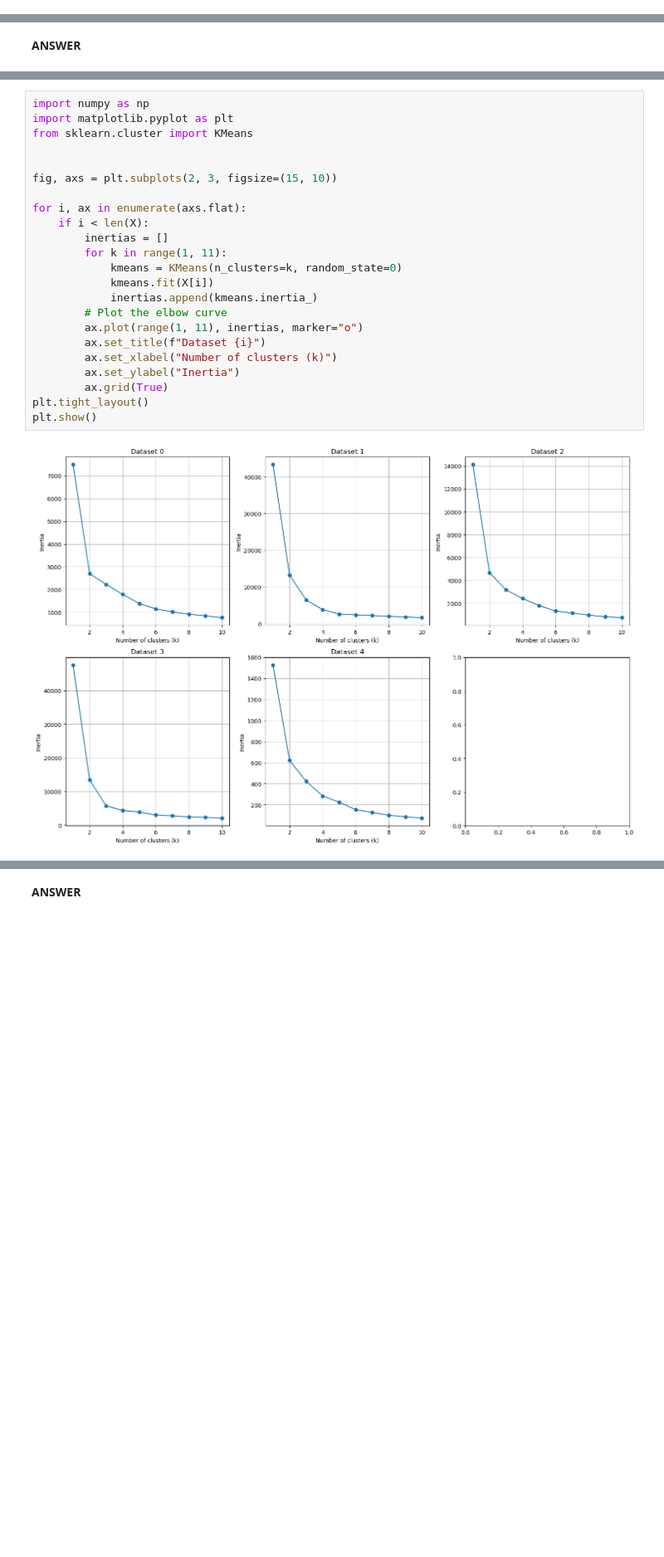
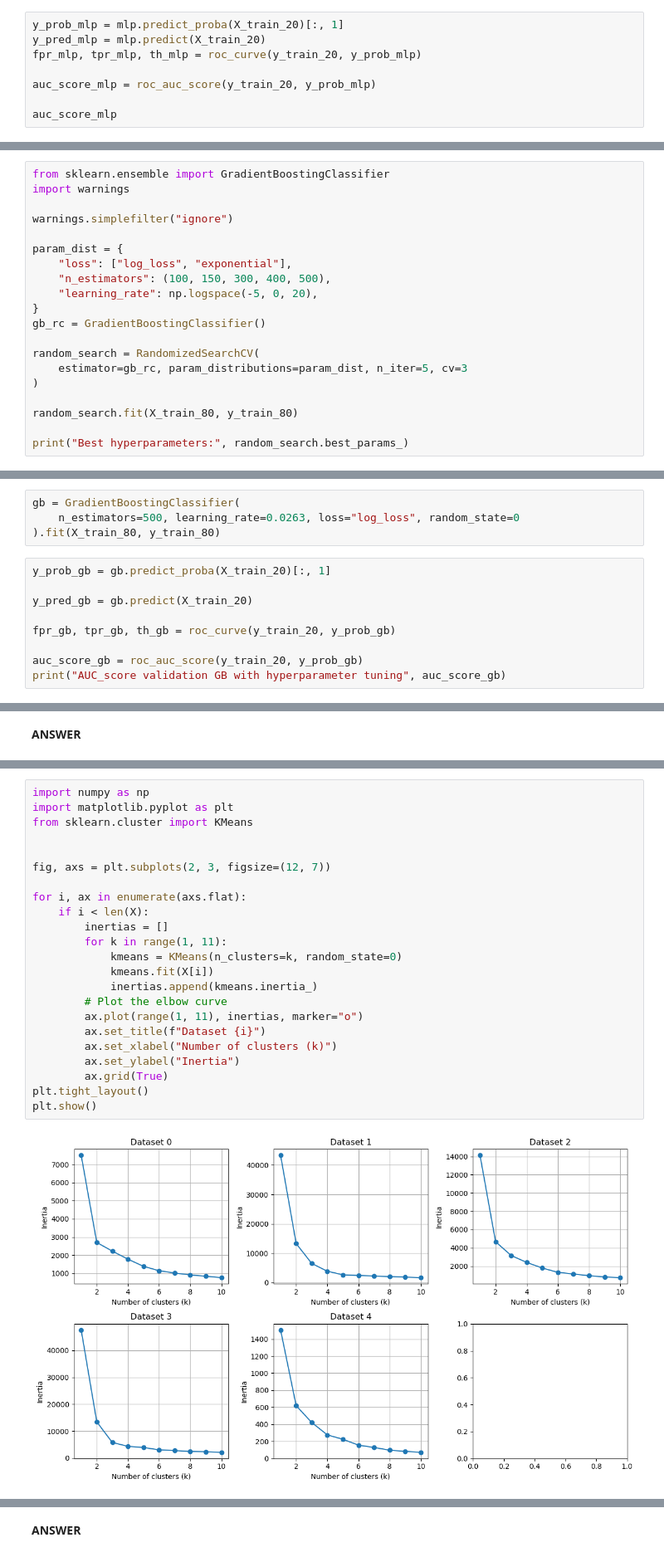
Before and after one commit to dani-jimlar/ML_assignments, a Jupyter notebook: a_5/Assignment_5.ipynb, the cells around one changed output, grey strips where cells are left out. Shown at 83% size. Saved outputs shown, nothing was run; the diff lists cells and outputs as text; blank space fills up the shorter version.

```diff
--- a/a_5/Assignment_5.ipynb
+++ b/a_5/Assignment_5.ipynb
@@ -484,0 +407,8 @@ plt.show()
+# %%
+y_prob_mlp = mlp.predict_proba(X_train_20)[:, 1]
+y_pred_mlp = mlp.predict(X_train_20)
+fpr_mlp, tpr_mlp, th_mlp = roc_curve(y_train_20, y_prob_mlp)
+
+auc_score_mlp = roc_auc_score(y_train_20, y_prob_mlp)
+
+auc_score_mlp
@@ -484,0 +419,20 @@ plt.show()
+# %%
+from sklearn.ensemble import GradientBoostingClassifier
+import warnings
+
+warnings.simplefilter("ignore")
+
+param_dist = {
+    "loss": ["log_loss", "exponential"],
+    "n_estimators": (100, 150, 300, 400, 500),
+    "learning_rate": np.logspace(-5, 0, 20),
+}
+gb_rc = GradientBoostingClassifier()
+
+random_search = RandomizedSearchCV(
+    estimator=gb_rc, param_distributions=param_dist, n_iter=5, cv=3
+)
+
+random_search.fit(X_train_80, y_train_80)
+
+print("Best hyperparameters:", random_search.best_params_)
@@ -484,0 +441,13 @@ plt.show()
+# %%
+gb = GradientBoostingClassifier(
+    n_estimators=500, learning_rate=0.0263, loss="log_loss", random_state=0
+).fit(X_train_80, y_train_80)
+# %%
+y_prob_gb = gb.predict_proba(X_train_20)[:, 1]
+
+y_pred_gb = gb.predict(X_train_20)
+
+fpr_gb, tpr_gb, th_gb = roc_curve(y_train_20, y_prob_gb)
+
+auc_score_gb = roc_auc_score(y_train_20, y_prob_gb)
+print("AUC_score validation GB with hyperparameter tuning", auc_score_gb)
@@ -590,28 +732,28 @@ plt.show()
 # %%
 import numpy as np
 import matplotlib.pyplot as plt
 from sklearn.cluster import KMeans
 
 
-fig, axs = plt.subplots(2, 3, figsize=(15, 10))
+fig, axs = plt.subplots(2, 3, figsize=(12, 7))
 
 for i, ax in enumerate(axs.flat):
     if i < len(X):
         inertias = []
         for k in range(1, 11):
             kmeans = KMeans(n_clusters=k, random_state=0)
             kmeans.fit(X[i])
             inertias.append(kmeans.inertia_)
         # Plot the elbow curve
         ax.plot(range(1, 11), inertias, marker="o")
         ax.set_title(f"Dataset {i}")
         ax.set_xlabel("Number of clusters (k)")
         ax.set_ylabel("Inertia")
         ax.grid(True)
 plt.tight_layout()
 plt.show()
 # %% [output]
-[figure, old version]
+[figure, new version]
 # %% [markdown]
 Where is the elbow within the sum-of-squeres:
 
```
Also changed, not shown: parts of 57 cells of this notebook, 2 other files.
